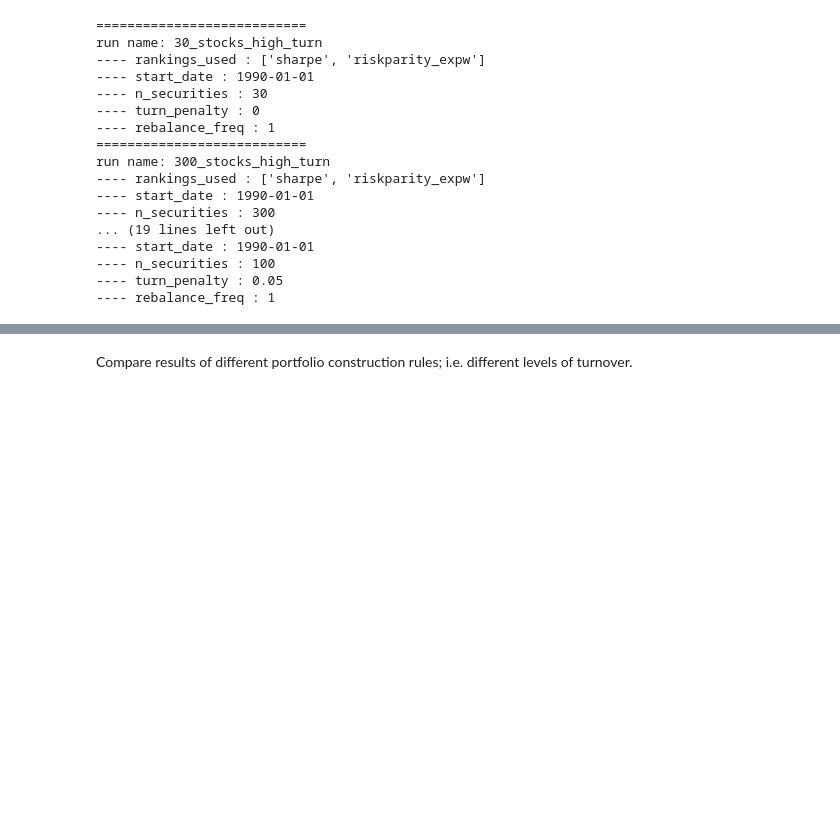
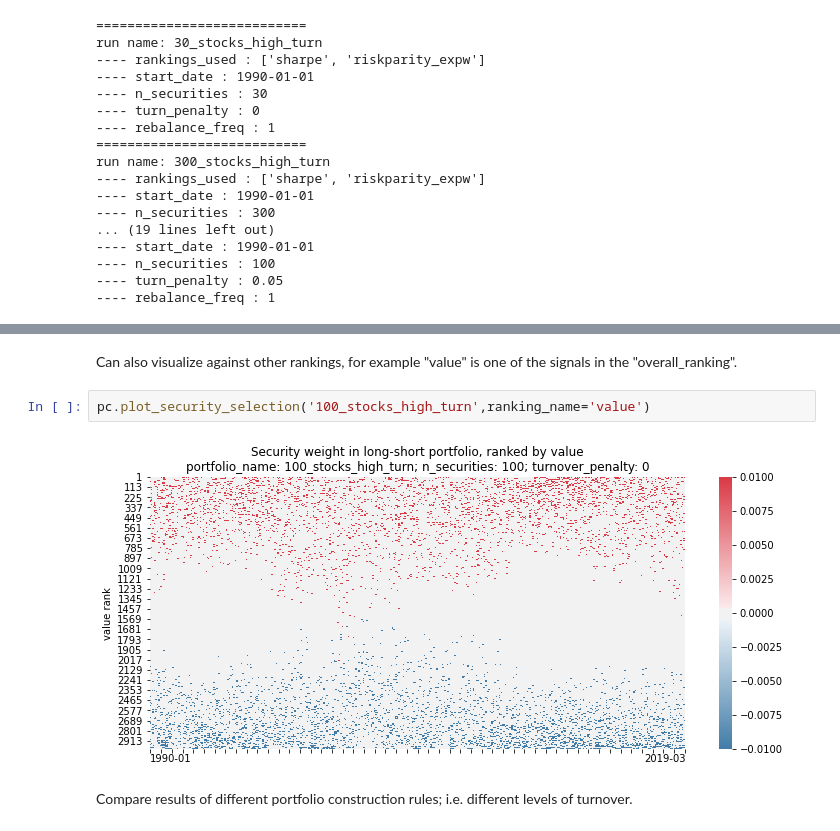
Before and after one commit to johnk1282/equity_research_demo, a Jupyter notebook: demo.ipynb, the cells around one changed output, grey strips where cells are left out. Cells and saved outputs as stored; diff of their text form; blank space fills up the shorter version.

```diff
--- a/demo.ipynb
+++ b/demo.ipynb
@@ -436,3 +441,9 @@ run name: 300_stocks_high_turn
+# %% [markdown]
+Can also visualize against other rankings, for example "value" is one of the signals in the "overall_ranking".
+# %%
+pc.plot_security_selection('100_stocks_high_turn',ranking_name='value')
+# %% [output]
+[figure, added]
 # %% [markdown]
 Compare results of different portfolio construction rules; i.e. different levels of turnover.
 # %%
```
Also changed, not shown: parts of 6 cells of this notebook.
